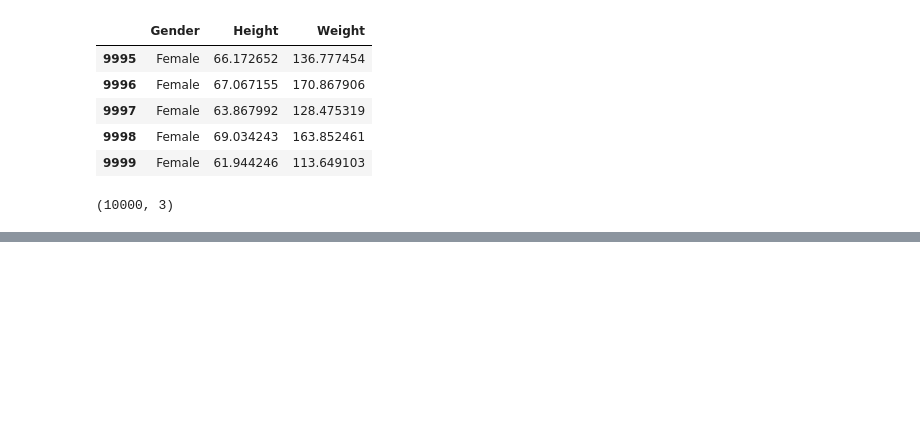
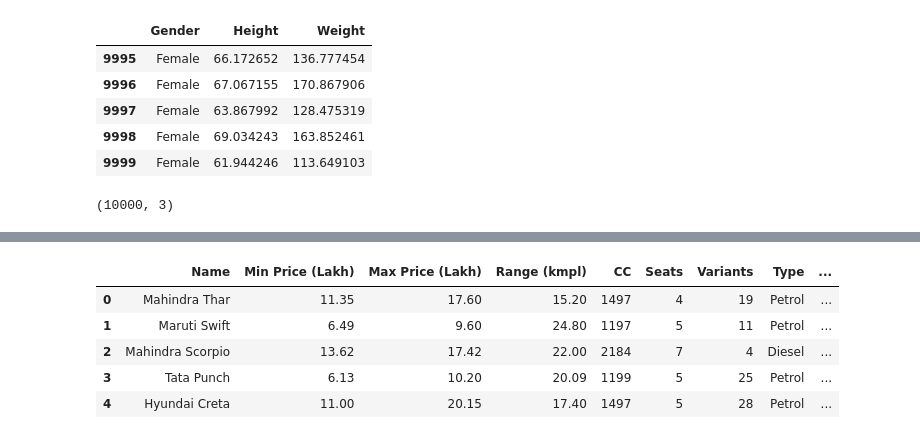
Before and after one commit to Dhinesh-Fedor/Python---Basics, a Jupyter notebook: Python_Basics_13(Pandas).ipynb, the cells around one changed output, grey strips where cells are left out. Saved outputs shown, nothing was run; the diff lists cells and outputs as text; code cells hidden in the pictures; blank space fills up the shorter version.

```diff
--- a/Python_Basics_13(Pandas).ipynb
+++ b/Python_Basics_13(Pandas).ipynb
@@ -232,0 +315,9 @@ data_set.shape
+# %%
+ds.head()
+# %% [output]
+|  | Name | Min Price (Lakh) | Max Price (Lakh) | Range (kmpl) | CC | Seats | Variants | Type | ... |
+| 0 | Mahindra Thar | 11.35 | 17.60 | 15.20 | 1497 | 4 | 19 | Petrol | ... |
+| 1 | Maruti Swift | 6.49 | 9.60 | 24.80 | 1197 | 5 | 11 | Petrol | ... |
+| 2 | Mahindra Scorpio | 13.62 | 17.42 | 22.00 | 2184 | 7 | 4 | Diesel | ... |
+| 3 | Tata Punch | 6.13 | 10.20 | 20.09 | 1199 | 5 | 25 | Petrol | ... |
+| 4 | Hyundai Creta | 11.00 | 20.15 | 17.40 | 1497 | 5 | 28 | Petrol | ... |
```
Also changed, not shown: parts of 32 cells of this notebook.
